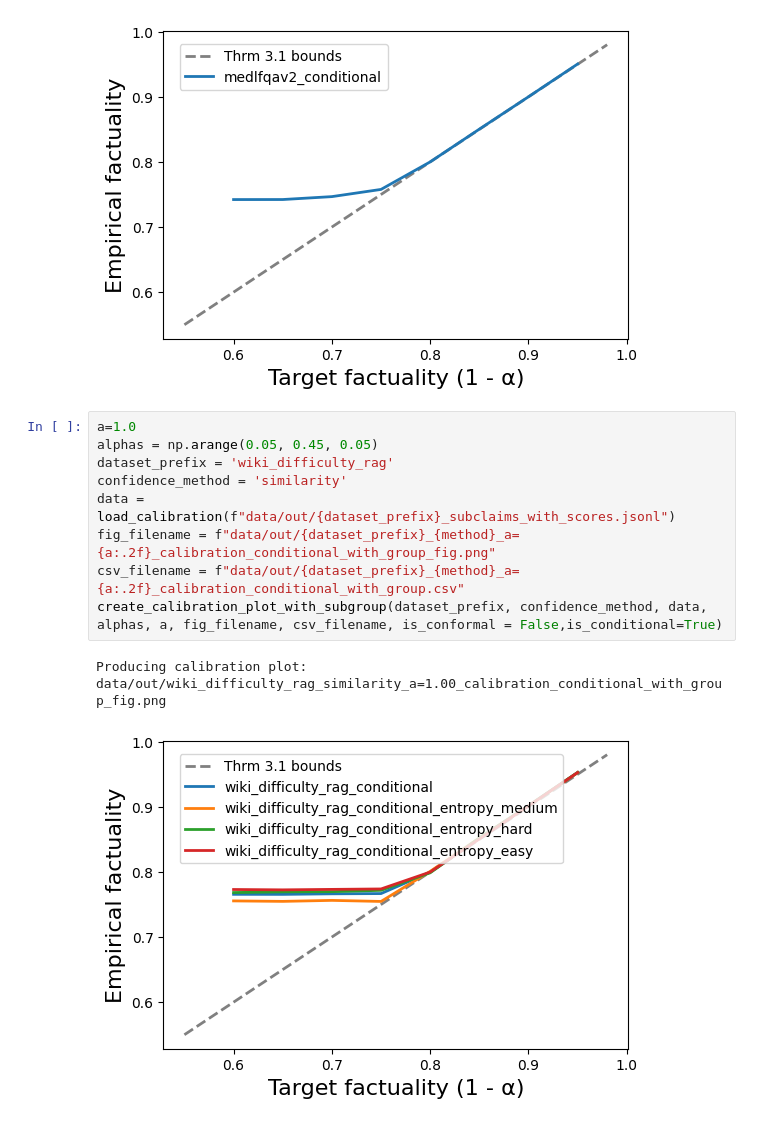
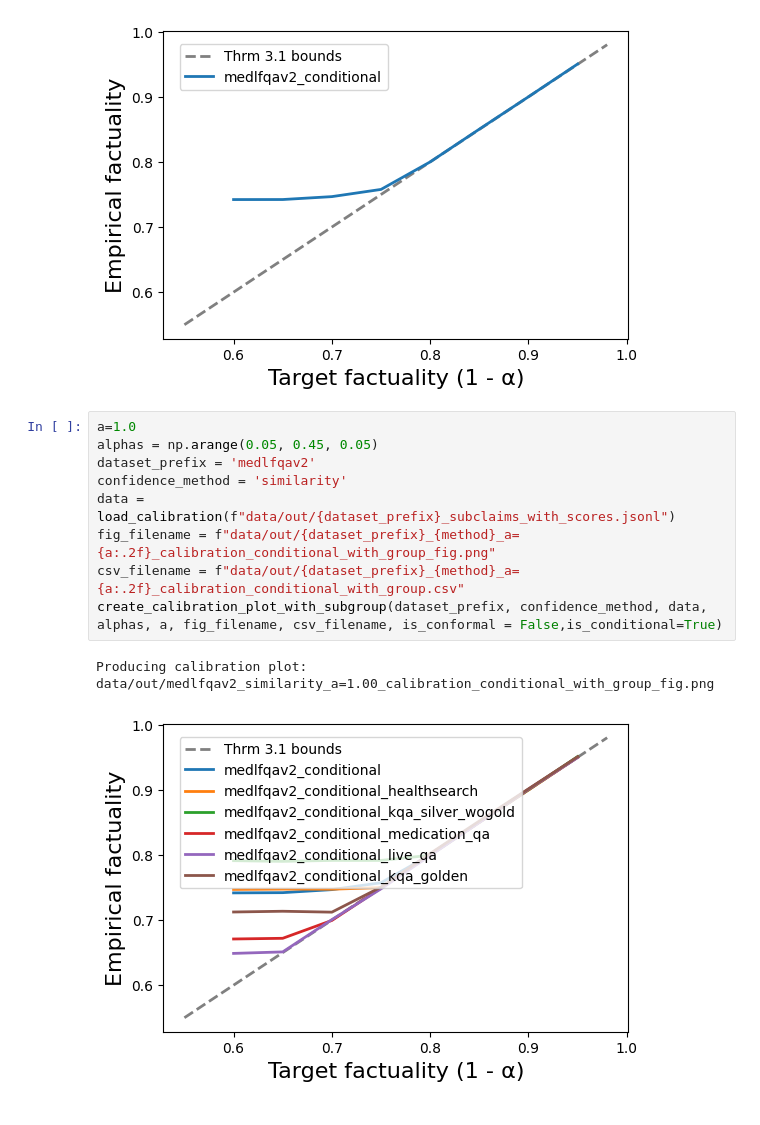
Before and after one commit to n4feng/rag_conformal_pred, a Jupyter notebook: conditional/conditional.ipynb, the cells around one changed output. Cells and saved outputs as stored; diff of their text form.

Commit message:
ploting conditional removal

```diff
--- a/conditional/conditional.ipynb
+++ b/conditional/conditional.ipynb
@@ -1093,12 +1308,12 @@ Results: [[[0.95, 0.95, 0.95, 0.95, 0.95, 0.95, 0.95, 0.95, 0.95, 0.95, 0.95, 0.
 # %%
 a=1.0
 alphas = np.arange(0.05, 0.45, 0.05)
-dataset_prefix = 'wiki_difficulty_rag'
+dataset_prefix = 'medlfqav2'
 confidence_method = 'similarity'
 data = load_calibration(f"data/out/{dataset_prefix}_subclaims_with_scores.jsonl")
 fig_filename = f"data/out/{dataset_prefix}_{method}_a={a:.2f}_calibration_conditional_with_group_fig.png"
 csv_filename = f"data/out/{dataset_prefix}_{method}_a={a:.2f}_calibration_conditional_with_group.csv"
 create_calibration_plot_with_subgroup(dataset_prefix, confidence_method, data, alphas, a, fig_filename, csv_filename, is_conformal = False,is_conditional=True)
 # %% [output]
-Producing calibration plot: data/out/wiki_difficulty_rag_similarity_a=1.00_calibration_conditional_with_group_fig.png
+Producing calibration plot: data/out/medlfqav2_similarity_a=1.00_calibration_conditional_with_group_fig.png
-[figure, old version]
+[figure, new version]
```
Also changed, not shown: parts of 2 cells of this notebook, 17 other files.
